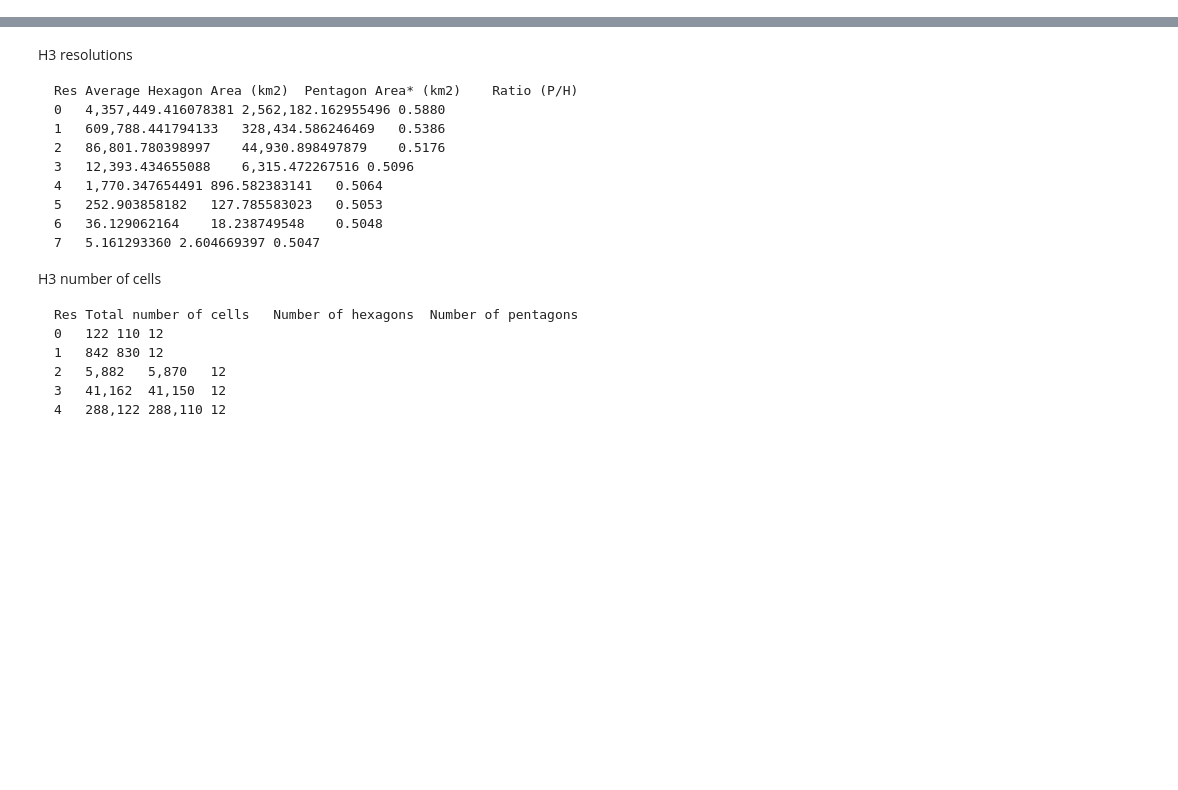
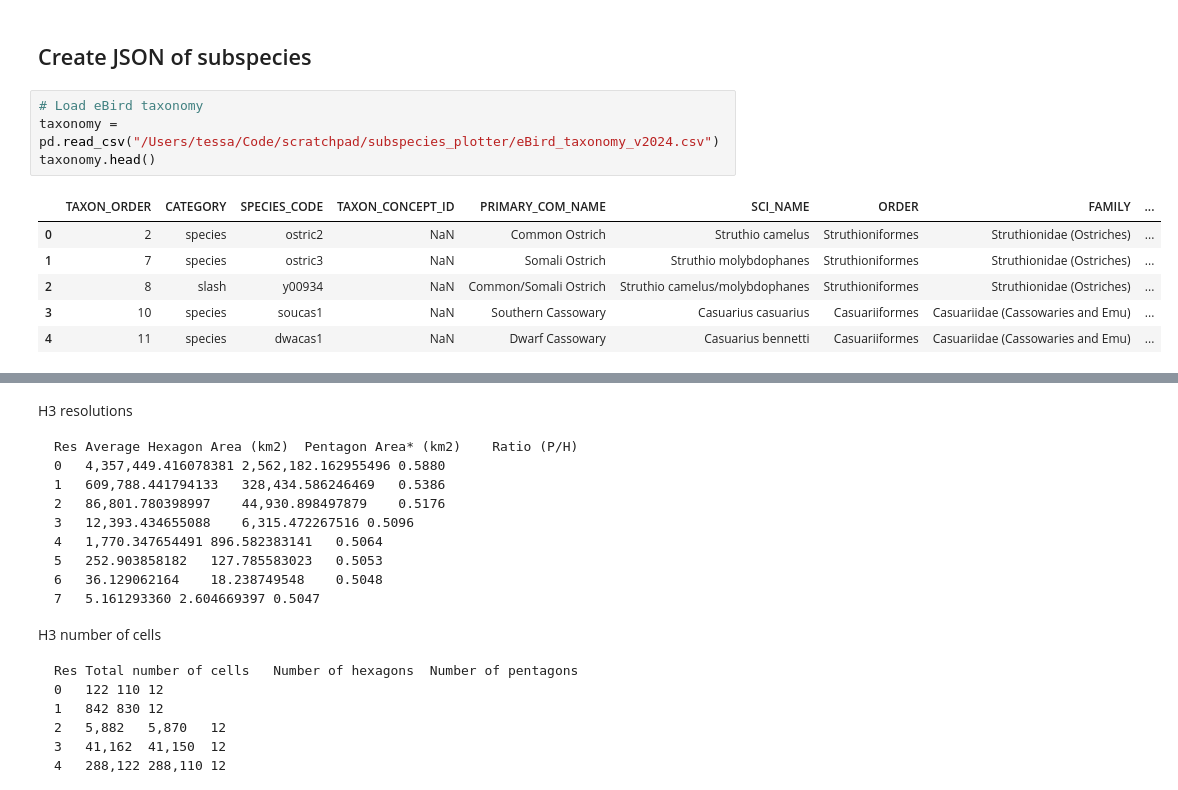
Before and after one commit to rhine3/subspecies_mapper, a Jupyter notebook: get_geogrids.ipynb, the cells around one changed output, grey strips where cells are left out. Cells and saved outputs as stored; diff of their text form; blank space fills up the shorter version.

```diff
--- a/get_geogrids.ipynb
+++ b/get_geogrids.ipynb
@@ -2,0 +14,13 @@ import pandas as pd
+# %% [markdown]
+## Create JSON of subspecies
+# %%
+# Load eBird taxonomy
+taxonomy = pd.read_csv("/Users/tessa/Code/scratchpad/subspecies_plotter/eBird_taxonomy_v2024.csv")
+taxonomy.head()
+# %% [output]
+|  | TAXON_ORDER | CATEGORY | SPECIES_CODE | TAXON_CONCEPT_ID | PRIMARY_COM_NAME | SCI_NAME | ORDER | FAMILY | ... |
+| 0 | 2 | species | ostric2 | NaN | Common Ostrich | Struthio camelus | Struthioniformes | Struthionidae (Ostriches) | ... |
+| 1 | 7 | species | ostric3 | NaN | Somali Ostrich | Struthio molybdophanes | Struthioniformes | Struthionidae (Ostriches) | ... |
+| 2 | 8 | slash | y00934 | NaN | Common/Somali Ostrich | Struthio camelus/molybdophanes | Struthioniformes | Struthionidae (Ostriches) | ... |
+| 3 | 10 | species | soucas1 | NaN | Southern Cassowary | Casuarius casuarius | Casuariiformes | Casuariidae (Cassowaries and Emu) | ... |
+| 4 | 11 | species | dwacas1 | NaN | Dwarf Cassowary | Casuarius bennetti | Casuariiformes | Casuariidae (Cassowaries and Emu) | ... |
```
Also changed, not shown: parts of 42 cells of this notebook, 3 other files.
